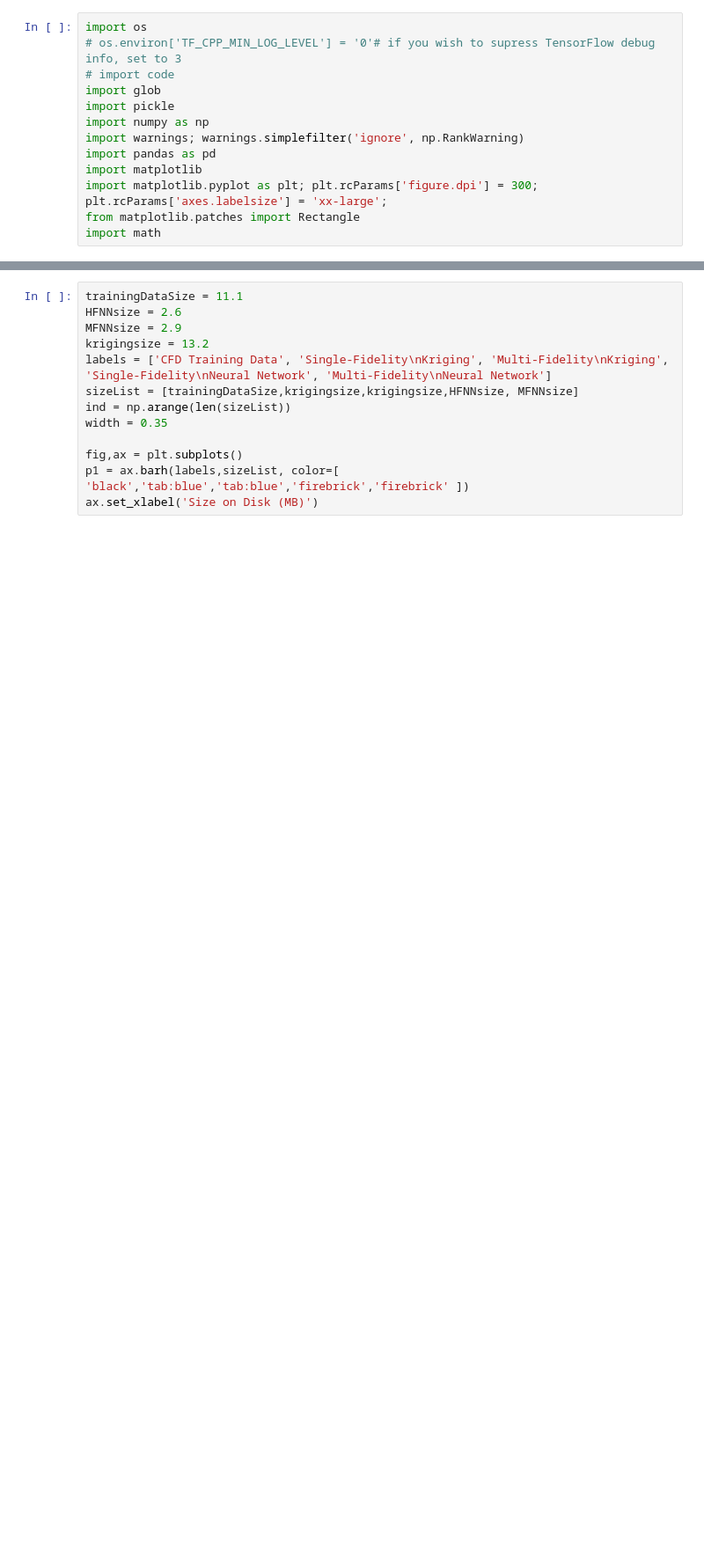
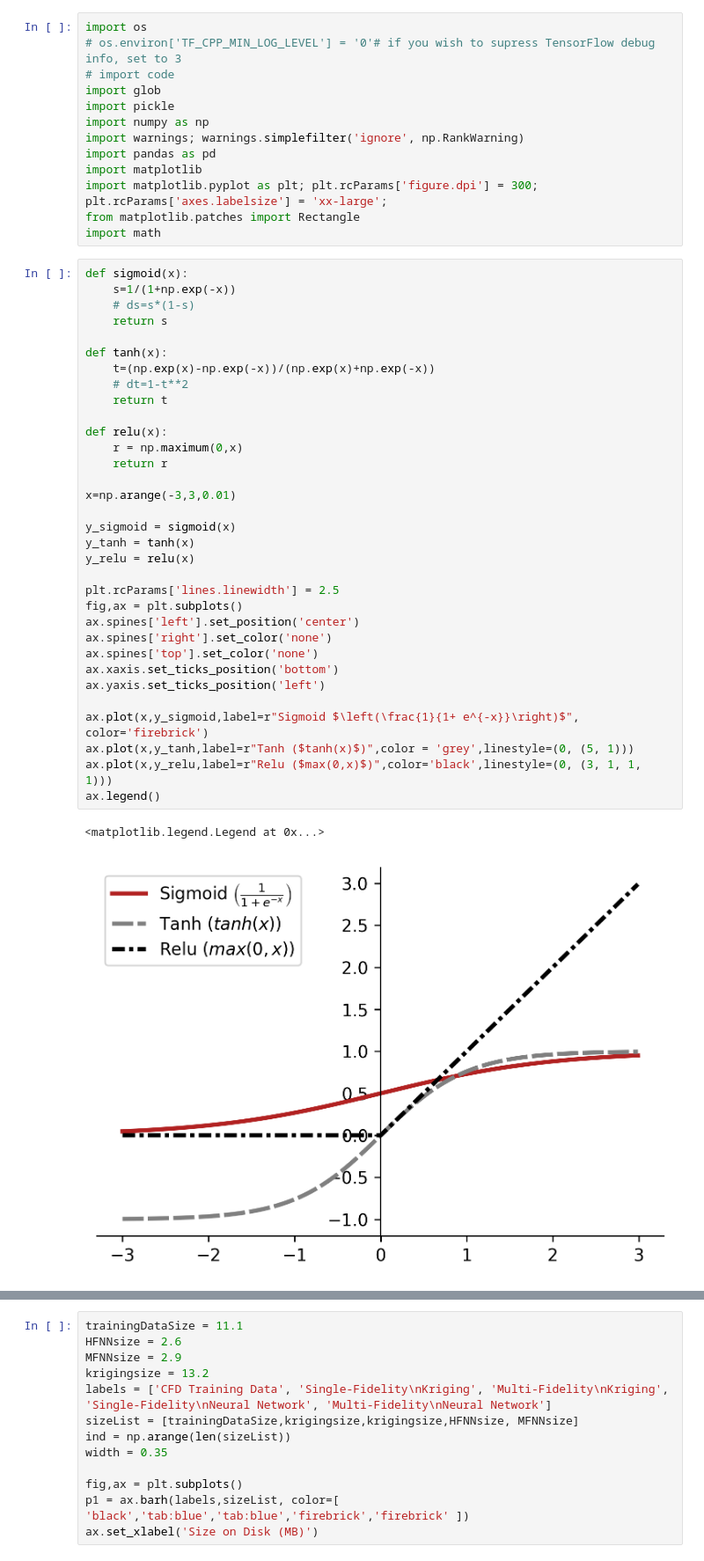
Before and after one commit to AmosJoseph/multifidelitymodeling, a Jupyter notebook: misc code/memorySizePlots.ipynb, the cells around one changed output, grey strips where cells are left out. Shown at 88% size. Cells and saved outputs as stored; diff of their text form; blank space fills up the shorter version.

```diff
--- a/misc code/memorySizePlots.ipynb
+++ b/misc code/memorySizePlots.ipynb
@@ -11,6 +11,42 @@ import matplotlib
 import matplotlib.pyplot as plt; plt.rcParams['figure.dpi'] = 300; plt.rcParams['axes.labelsize'] = 'xx-large';
 from matplotlib.patches import Rectangle
 import math
+# %%
+def sigmoid(x):
+    s=1/(1+np.exp(-x))
+    # ds=s*(1-s)
+    return s
+
+def tanh(x):
+    t=(np.exp(x)-np.exp(-x))/(np.exp(x)+np.exp(-x))
+    # dt=1-t**2
+    return t
+
+def relu(x):
+    r = np.maximum(0,x)
+    return r
+
+x=np.arange(-3,3,0.01)
+
+y_sigmoid = sigmoid(x)
+y_tanh = tanh(x)
+y_relu = relu(x)
+
+plt.rcParams['lines.linewidth'] = 2.5
+fig,ax = plt.subplots()
+ax.spines['left'].set_position('center')
+ax.spines['right'].set_color('none')
+ax.spines['top'].set_color('none')
+ax.xaxis.set_ticks_position('bottom')
+ax.yaxis.set_ticks_position('left')
+
+ax.plot(x,y_sigmoid,label=r"Sigmoid $\left(\frac{1}{1+ e^{-x}}\right)$", color='firebrick')
+ax.plot(x,y_tanh,label=r"Tanh ($tanh(x)$)",color = 'grey',linestyle=(0, (5, 1)))
+ax.plot(x,y_relu,label=r"Relu ($max(0,x)$)",color='black',linestyle=(0, (3, 1, 1, 1)))
+ax.legend()
+# %% [output]
+<matplotlib.legend.Legend at 0x...>
+[figure, added]
 # %%
 RANScfdTime = 30*60
 localMethodsTime = 1.3/800
```
Also changed, not shown: parts of 4 cells of this notebook, 6 other files.
